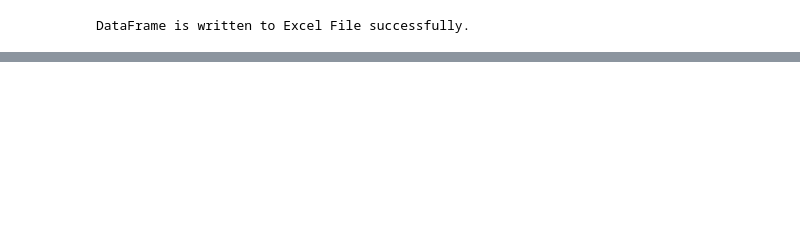
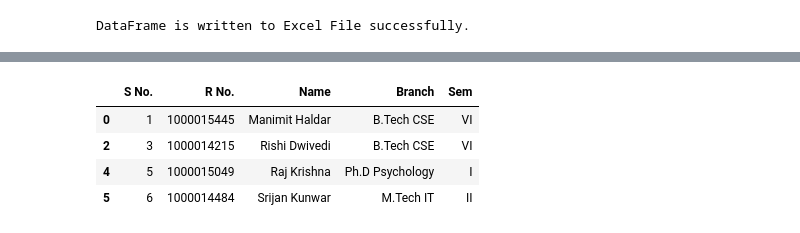
Before and after one commit to RockingManny/DIT_Projects, a Jupyter notebook: CSF441/Python Basics/Basics.ipynb, the cells around one changed output, grey strips where cells are left out. Drawn from its saved outputs; the diff is of its cells as text; code cells hidden in the pictures; blank space fills up the shorter version.

```diff
--- a/CSF441/Python Basics/Basics.ipynb
+++ b/CSF441/Python Basics/Basics.ipynb
@@ -171,0 +235,8 @@ df
+# %%
+df.loc[[0,2,4,5]]
+# %% [output]
+|  | S No. | R No. | Name | Branch | Sem |
+| 0 | 1 | 1000015445 | Manimit Haldar | B.Tech CSE | VI |
+| 2 | 3 | 1000014215 | Rishi Dwivedi | B.Tech CSE | VI |
+| 4 | 5 | 1000015049 | Raj Krishna | Ph.D Psychology | I |
+| 5 | 6 | 1000014484 | Srijan Kunwar | M.Tech IT | II |
```
Also changed, not shown: parts of 30 cells of this notebook, 1 other file.
